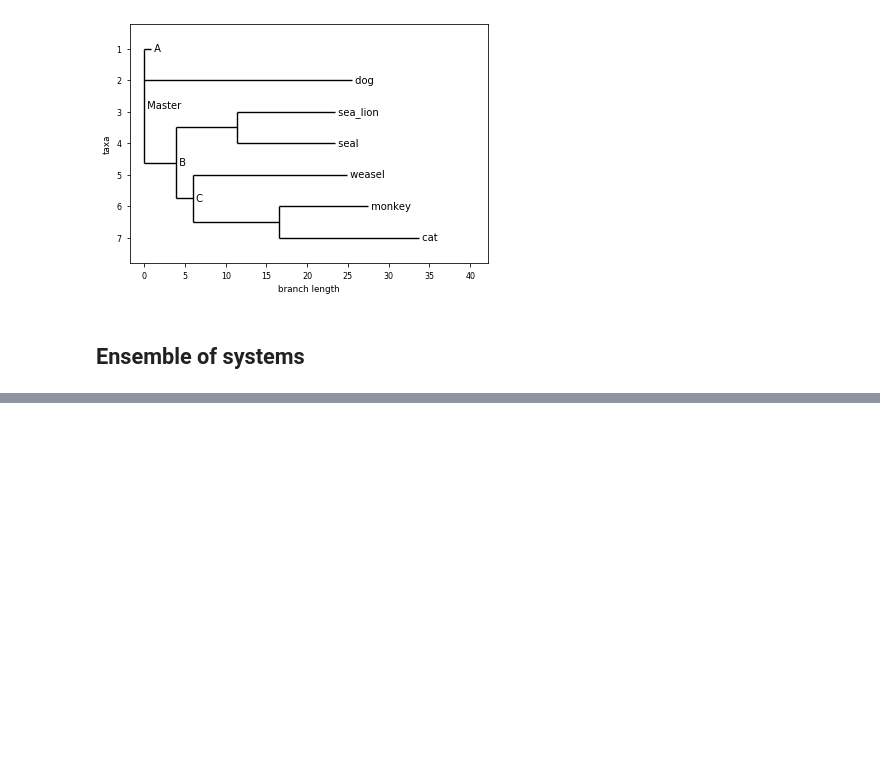
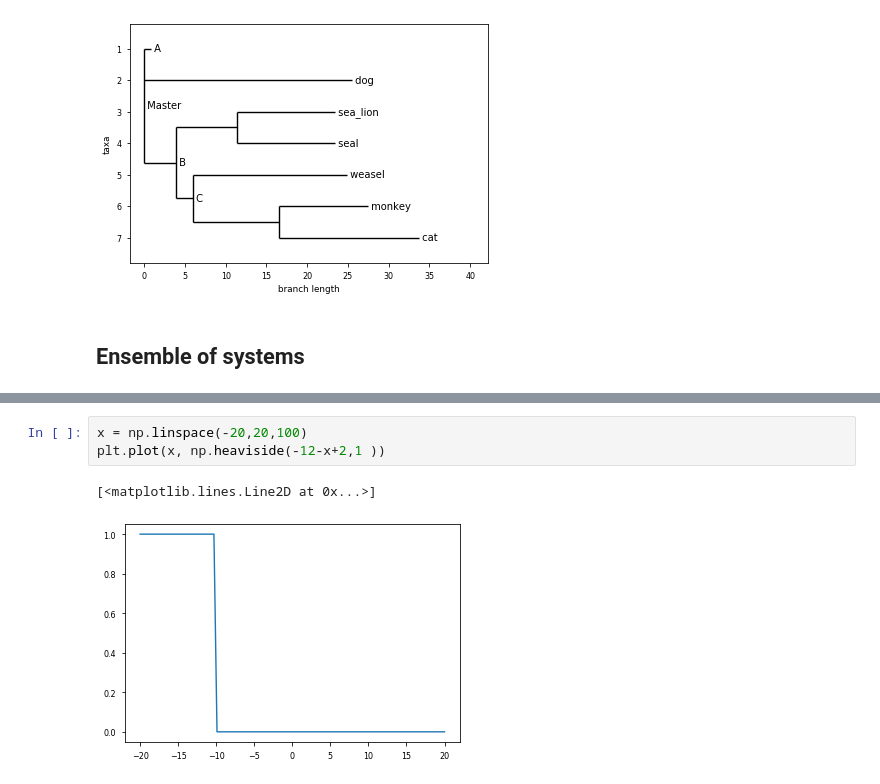
Before and after one commit to betoto008/Affinity_maturation, a Jupyter notebook: Jupyter_Notebooks/Stochastic_simulation.ipynb, the cells around one changed output, grey strips where cells are left out. Saved outputs shown, nothing was run; the diff lists cells and outputs as text; blank space fills up the shorter version.

```diff
--- a/Jupyter_Notebooks/Stochastic_simulation.ipynb
+++ b/Jupyter_Notebooks/Stochastic_simulation.ipynb
@@ -224,0 +225,6 @@ while(os.path.isfile('../Figures/Linages_size_distribution_%d.png'%(counter))):
+# %%
+x = np.linspace(-20,20,100)
+plt.plot(x, np.heaviside(-12-x+2,1 ))
+# %% [output]
+[<matplotlib.lines.Line2D at 0x...>]
+[figure, added]
```
Also changed, not shown: parts of 4 cells of this notebook, 3 other files.
